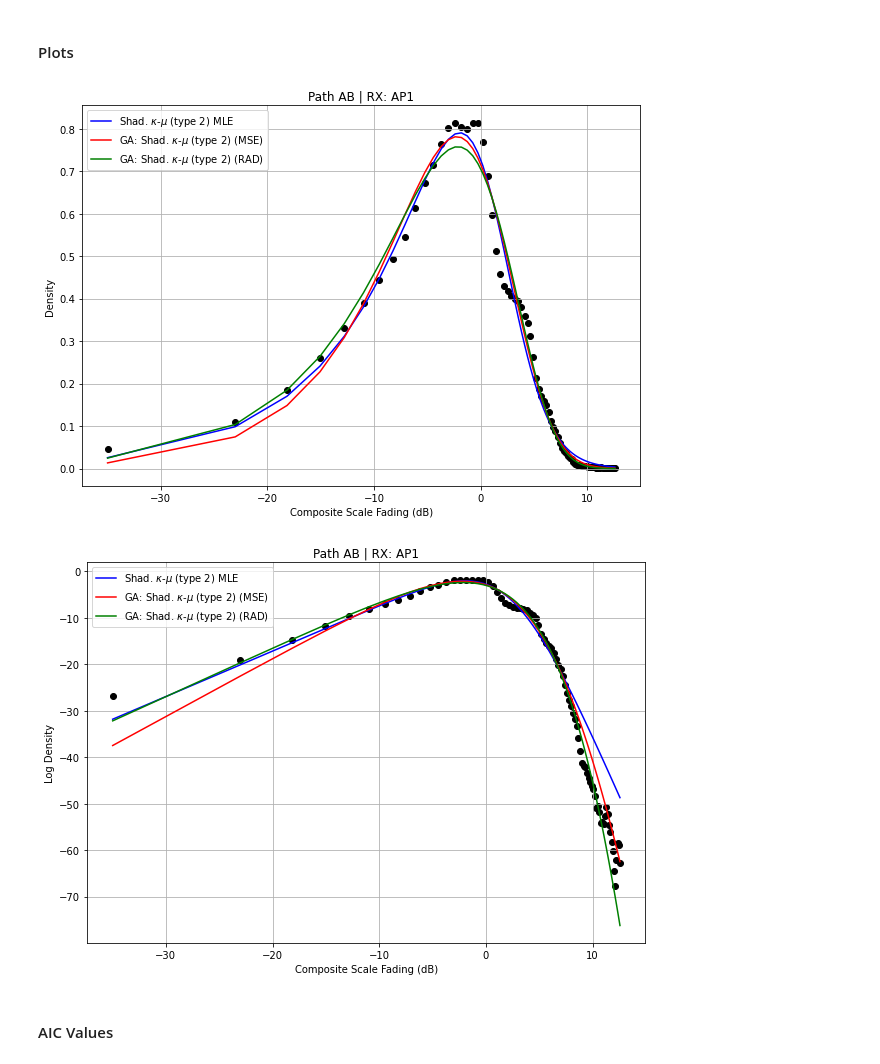
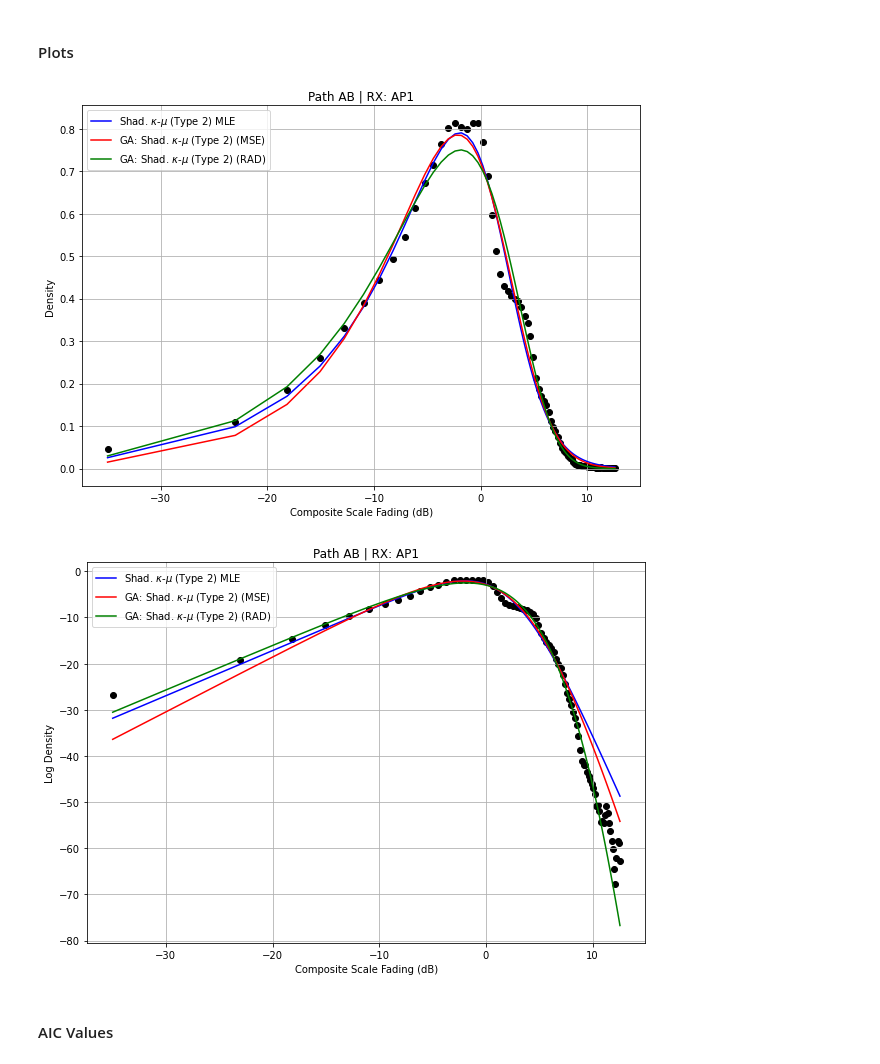
Before and after one commit to SamuelBFG/ga-fading, a Jupyter notebook: 3 parameters estimation/GA_Shadowed_Kappa_Mu_Type_2_Fading_Fitting.ipynb, the cells around one changed output. Drawn from its saved outputs; the diff is of its cells as text; code cells hidden in the pictures.

```diff
--- a/3 parameters estimation/GA_Shadowed_Kappa_Mu_Type_2_Fading_Fitting.ipynb
+++ b/3 parameters estimation/GA_Shadowed_Kappa_Mu_Type_2_Fading_Fitting.ipynb
@@ -526,18 +580,18 @@ path = 'AB'
 ### AP 1
 # %%
 nAP = 'AP1'
+estParameters_pathAB_ap1 = pd.DataFrame()
 Xdata, Ydata = getDensityEstimationSamples(composite_pathAB_linear[nAP].dropna(), nExtractedSamples, path, nAP)
 # %% [output]
 [figure]
 # %%
 fitnessType = 'MSE'
 printSummary(path, nAP, fitnessType)
-kappa_mse, mu_mse, r_hat_mse, ms_mse = geneticAlgorithm_sku(Xdata, Ydata)
+kappa_mse, mu_mse, r_hat_mse, ms_mse = geneticAlgorithm_sku(Xdata, Ydata, 1035)
 
 fitnessType = 'RAD'
 printSummary(path, nAP, fitnessType)
-kappa_rad, mu_rad, r_hat_rad, ms_rad = geneticAlgorithm_sku(Xdata, Ydata)
-(1080, 243)
+kappa_rad, mu_rad, r_hat_rad, ms_rad = geneticAlgorithm_sku(Xdata, Ydata, 235)
 # %% [output]
 ==============================
 Genetic Algorithm Fitting
@@ -559,0 +615,10 @@ Elapsed time is 42.983582973480225 seconds.
+# %%
+mle_sku_t2_pathAB_ap1 = [0.3756, 0.98912, 1.2589, 2.1224]
+
+estParameters_pathAB_ap1['MLE - Shad. KappaMu T2'] = mle_sku_t2_pathAB_ap1
+estParameters_pathAB_ap1['GA: Shad. KappaMu T2 - MSE'] = kappa_mse, mu_mse, r_hat_mse, ms_mse
+estParameters_pathAB_ap1['GA: Shad. KappaMu T2 - RAD'] = kappa_rad, mu_rad, r_hat_rad, ms_rad
+
+index = pd.Index(['kappa', 'mu', 'r_hat', 'ms'])
+estParameters_pathAB_ap1 = estParameters_pathAB_ap1.set_index(index)
+estParameters_pathAB_ap1
@@ -560,34 +631,17 @@ Elapsed time is 42.983582973480225 seconds.
 # %% [markdown]
 #### Plots
-# %%
-mle_sku_t2_pathAB_ap1 = [0.3756, 0.98912, 1.2589, 2.1224]
-sku_t2_AB_ap1_pdf = shadowedKappaMuPDF_t2(Xdata, mle_sku_t2_pathAB_ap1[0], mle_sku_t2_pathAB_ap1[1], mle_sku_t2_pathAB_ap1[2], mle_sku_t2_pathAB_ap1[3]).astype(float)
-
-plt.figure(figsize=((10,7)))
-plt.scatter(20*np.log10(Xdata), Ydata, c='black')
-plt.plot(20*np.log10(Xdata), sku_t2_AB_ap1_pdf, c='blue', label=r'Shad. $\kappa$-$\mu$ (type 2) MLE')
-plt.plot(20*np.log10(Xdata), shadowedKappaMuPDF_t2(Xdata, kappa_mse, mu_mse, r_hat_mse, ms_mse), label='GA: Shad. $\kappa$-$\mu$ (type 2) (MSE)', c='red')
-plt.plot(20*np.log10(Xdata), shadowedKappaMuPDF_t2(Xdata, kappa_rad, mu_rad, r_hat_rad, ms_rad), label='GA: Shad. $\kappa$-$\mu$ (type 2) (RAD)', c='green')
-plt.title(f'Path {path} | RX: {nAP}')
-plt.legend()
-plt.grid(True)
-plt.xlabel(r'Composite Scale Fading (dB)')
-plt.ylabel('Density')
-plt.show()
-
-plt.figure(figsize=((10,7)))
-plt.scatter(20*np.log10(Xdata), 20*np.log10(Ydata), c='black')
-plt.plot(20*np.log10(Xdata), 20*np.log10(sku_t2_AB_ap1_pdf), c='blue', label=r'Shad. $\kappa$-$\mu$ (type 2) MLE')
-plt.plot(20*np.log10(Xdata), 20*np.log10(shadowedKappaMuPDF_t2(Xdata, kappa_mse, mu_mse, r_hat_mse, ms_mse)), label='GA: Shad. $\kappa$-$\mu$ (type 2) (MSE)', c='red')
-plt.plot(20*np.log10(Xdata), 20*np.log10(shadowedKappaMuPDF_t2(Xdata, kappa_rad, mu_rad, r_hat_rad, ms_rad)), label='GA: Shad. $\kappa$-$\mu$ (type 2) (RAD)', c='green')
-plt.title(f'Path {path} | RX: {nAP}')
-plt.legend()
-plt.grid(True)
-plt.xlabel(r'Composite Scale Fading (dB)')
-plt.ylabel('Log Density')
-plt.show()
-# %% [output]
-[figure, removed]
-[figure, removed]
+# %%
+sku_t2_AB_ap1_pdf = shadowedKappaMuPDF_t2(Xdata, mle_sku_t2_pathAB_ap1[0], mle_sku_t2_pathAB_ap1[1], mle_sku_t2_pathAB_ap1[2], mle_sku_t2_pathAB_ap1[3])
+
+plotResults(Xdata,\
+     Ydata,\
+     sku_t2_AB_ap1_pdf,\
+     estParameters_pathAB_ap1['GA: Shad. KappaMu T2 - MSE'],\
+     estParameters_pathAB_ap1['GA: Shad. KappaMu T2 - RAD'],\
+     path,\
+     nAP)
+# %% [output]
+[figure, added]
+[figure, added]
 # %% [markdown]
 #### AIC Values
```
Also changed, not shown: parts of 144 cells of this notebook.
